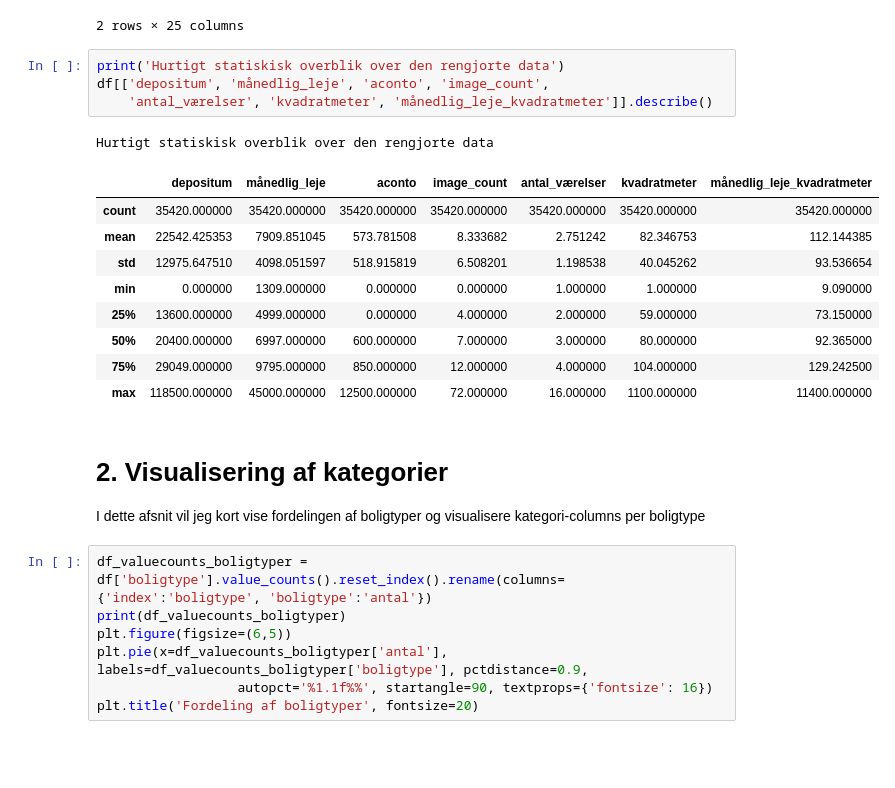
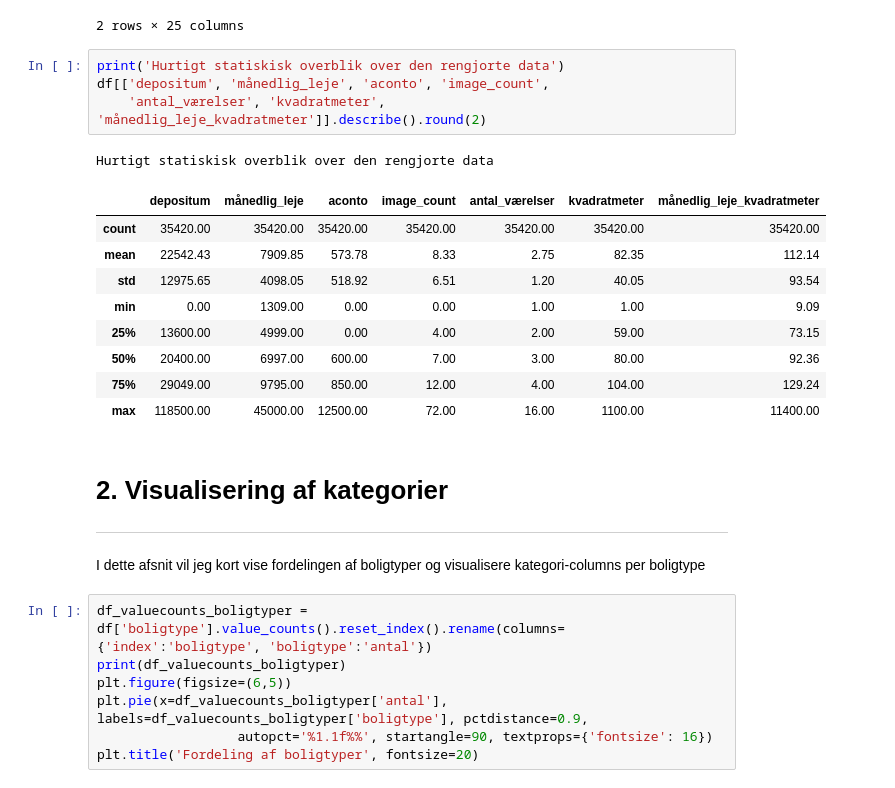
Before and after one commit to MadsJC/Bolig-site-analyse, a Jupyter notebook: PYTHON - Exploratory Data Analysis (EDA).ipynb, the cells around one changed output. Cells and saved outputs as stored; diff of their text form; blank space fills up the shorter version.

```diff
--- a/PYTHON - Exploratory Data Analysis (EDA).ipynb
+++ b/PYTHON - Exploratory Data Analysis (EDA).ipynb
@@ -52,20 +53,21 @@ Først 2 rows af den samlede data:
 # %%
 print('Hurtigt statiskisk overblik over den rengjorte data')
 df[['depositum', 'månedlig_leje', 'aconto', 'image_count',
-    'antal_værelser', 'kvadratmeter', 'månedlig_leje_kvadratmeter']].describe()
+    'antal_værelser', 'kvadratmeter', 'månedlig_leje_kvadratmeter']].describe().round(2)
 # %% [output]
 Hurtigt statiskisk overblik over den rengjorte data
 |  | depositum | månedlig_leje | aconto | image_count | antal_værelser | kvadratmeter | månedlig_leje_kvadratmeter |
-| count | 35420.000000 | 35420.000000 | 35420.000000 | 35420.000000 | 35420.000000 | 35420.000000 | 35420.000000 |
-| mean | 22542.425353 | 7909.851045 | 573.781508 | 8.333682 | 2.751242 | 82.346753 | 112.144385 |
-| std | 12975.647510 | 4098.051597 | 518.915819 | 6.508201 | 1.198538 | 40.045262 | 93.536654 |
-| min | 0.000000 | 1309.000000 | 0.000000 | 0.000000 | 1.000000 | 1.000000 | 9.090000 |
-| 25% | 13600.000000 | 4999.000000 | 0.000000 | 4.000000 | 2.000000 | 59.000000 | 73.150000 |
-| 50% | 20400.000000 | 6997.000000 | 600.000000 | 7.000000 | 3.000000 | 80.000000 | 92.365000 |
-| 75% | 29049.000000 | 9795.000000 | 850.000000 | 12.000000 | 4.000000 | 104.000000 | 129.242500 |
-| max | 118500.000000 | 45000.000000 | 12500.000000 | 72.000000 | 16.000000 | 1100.000000 | 11400.000000 |
+| count | 35420.00 | 35420.00 | 35420.00 | 35420.00 | 35420.00 | 35420.00 | 35420.00 |
+| mean | 22542.43 | 7909.85 | 573.78 | 8.33 | 2.75 | 82.35 | 112.14 |
+| std | 12975.65 | 4098.05 | 518.92 | 6.51 | 1.20 | 40.05 | 93.54 |
+| min | 0.00 | 1309.00 | 0.00 | 0.00 | 1.00 | 1.00 | 9.09 |
+| 25% | 13600.00 | 4999.00 | 0.00 | 4.00 | 2.00 | 59.00 | 73.15 |
+| 50% | 20400.00 | 6997.00 | 600.00 | 7.00 | 3.00 | 80.00 | 92.36 |
+| 75% | 29049.00 | 9795.00 | 850.00 | 12.00 | 4.00 | 104.00 | 129.24 |
+| max | 118500.00 | 45000.00 | 12500.00 | 72.00 | 16.00 | 1100.00 | 11400.00 |
 # %% [markdown]
 # 2. Visualisering af kategorier <a class="anchor" id="chapter2"></a>
+---
 I dette afsnit vil jeg kort vise fordelingen af boligtyper og visualisere kategori-columns per boligtype
 # %%
 df_valuecounts_boligtyper = df['boligtype'].value_counts().reset_index().rename(columns={'index':'boligtype', 'boligtype':'antal'})
```
Also changed, not shown: parts of 12 cells of this notebook, 1 other file.
